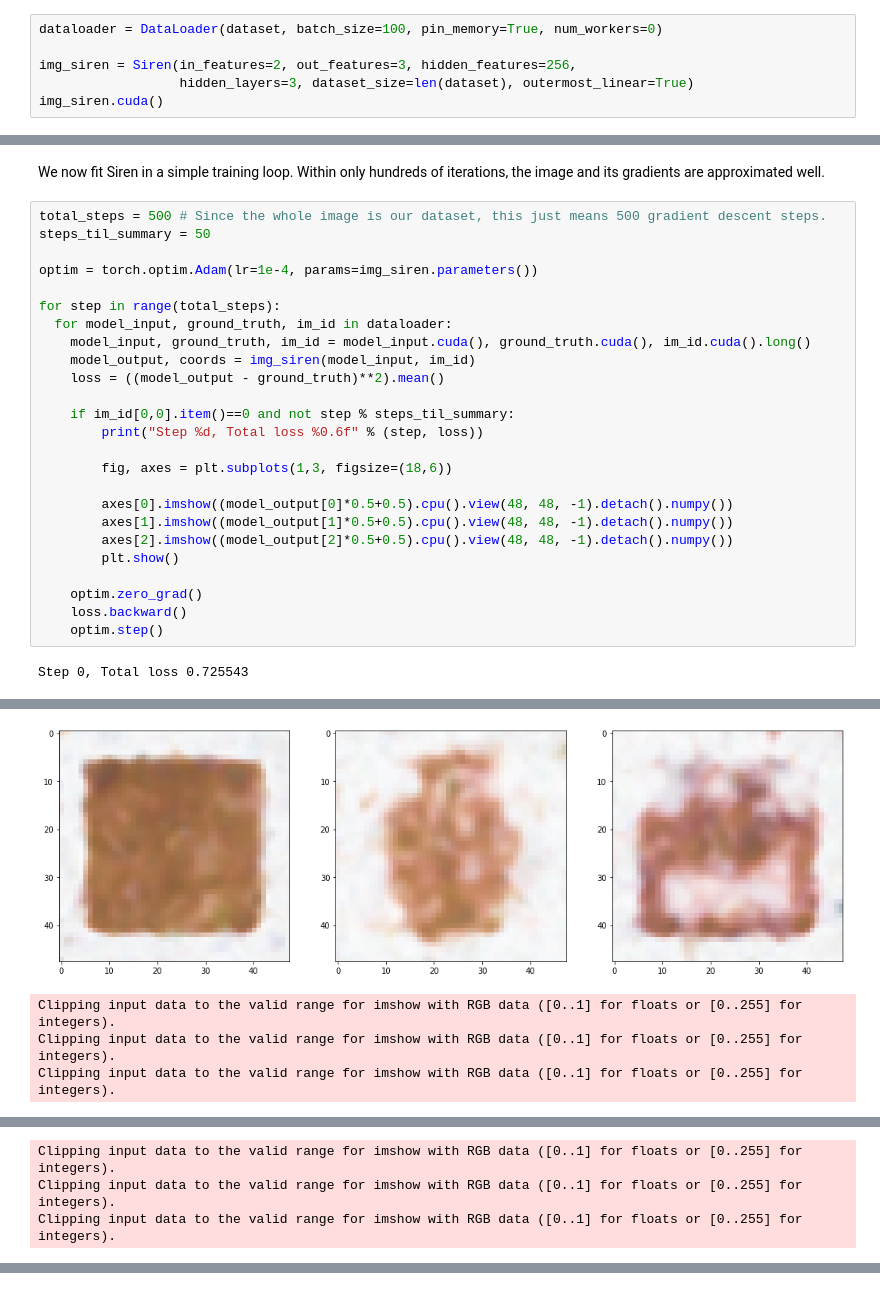
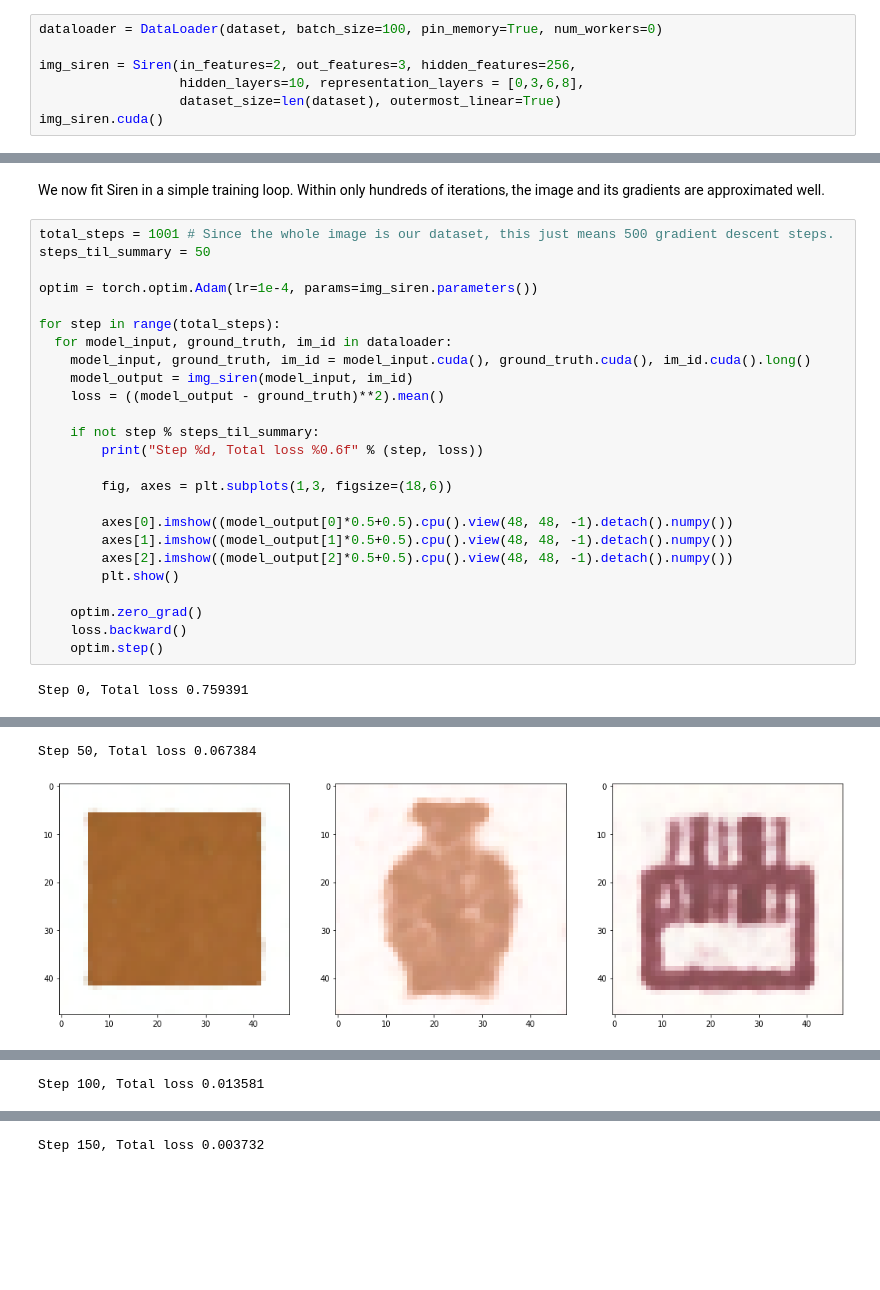
Before and after one commit to aivision2020/NeuralCollectiveUnconsciousness-, a Jupyter notebook: explore_siren.ipynb, the cells around one changed output, grey strips where cells are left out. Cells and saved outputs as stored; diff of their text form; blank space fills up the shorter version.

Commit message:
With depth representations

```diff
--- a/explore_siren.ipynb
+++ b/explore_siren.ipynb
@@ -162,7 +181,8 @@ Let's instantiate the dataset and our Siren. As pixel coordinates are 2D, the si
 dataloader = DataLoader(dataset, batch_size=100, pin_memory=True, num_workers=0)
 
 img_siren = Siren(in_features=2, out_features=3, hidden_features=256,
-                  hidden_layers=3, dataset_size=len(dataset), outermost_linear=True)
+                  hidden_layers=10, representation_layers = [0,3,6,8],
+                  dataset_size=len(dataset), outermost_linear=True)
 img_siren.cuda()
 # %% [output]
 Siren(
@@ -186,7 +205,7 @@ Siren(
 # %% [markdown]
 We now fit Siren in a simple training loop. Within only hundreds of iterations, the image and its gradients are approximated well.
 # %%
-total_steps = 500 # Since the whole image is our dataset, this just means 500 gradient descent steps.
+total_steps = 1001 # Since the whole image is our dataset, this just means 500 gradient descent steps.
 steps_til_summary = 50
 
 optim = torch.optim.Adam(lr=1e-4, params=img_siren.parameters())
@@ -194,10 +213,10 @@ optim = torch.optim.Adam(lr=1e-4, params=img_siren.parameters())
 for step in range(total_steps):
   for model_input, ground_truth, im_id in dataloader:
     model_input, ground_truth, im_id = model_input.cuda(), ground_truth.cuda(), im_id.cuda().long()
-    model_output, coords = img_siren(model_input, im_id)
+    model_output = img_siren(model_input, im_id)
     loss = ((model_output - ground_truth)**2).mean()
 
-    if im_id[0,0].item()==0 and not step % steps_til_summary:
+    if not step % steps_til_summary:
         print("Step %d, Total loss %0.6f" % (step, loss))
 
         fig, axes = plt.subplots(1,3, figsize=(18,6))
@@ -211,5 +230,5 @@ for step in range(total_steps):
     loss.backward()
     optim.step()
 # %% [output]
-Step 0, Total loss 0.725543
+Step 0, Total loss 0.759391
 [figure]
@@ -217,4 +238,2 @@ Step 50, Total loss 0.123185
+Step 50, Total loss 0.067384
-[figure, old version]
+[figure, new version]
-Clipping input data to the valid range for imshow with RGB data ([0..1] for floats or [0..255] for integers).
-Clipping input data to the valid range for imshow with RGB data ([0..1] for floats or [0..255] for integers).
-Clipping input data to the valid range for imshow with RGB data ([0..1] for floats or [0..255] for integers).
@@ -221,0 +243 @@ Step 100, Total loss 0.031200
+Step 100, Total loss 0.013581
@@ -223,3 +244,0 @@ Step 100, Total loss 0.031200
-Clipping input data to the valid range for imshow with RGB data ([0..1] for floats or [0..255] for integers).
-Clipping input data to the valid range for imshow with RGB data ([0..1] for floats or [0..255] for integers).
-Clipping input data to the valid range for imshow with RGB data ([0..1] for floats or [0..255] for integers).
@@ -226,0 +248 @@ Step 150, Total loss 0.015007
+Step 150, Total loss 0.003732
```
Also changed, not shown: parts of 4 cells of this notebook.
